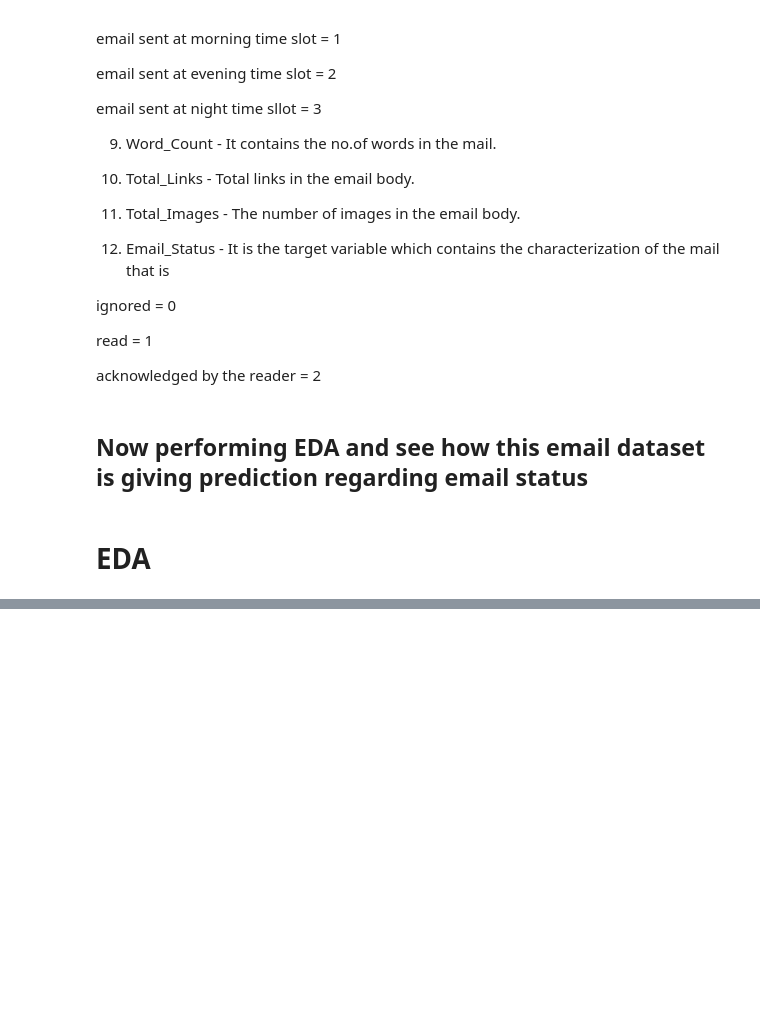
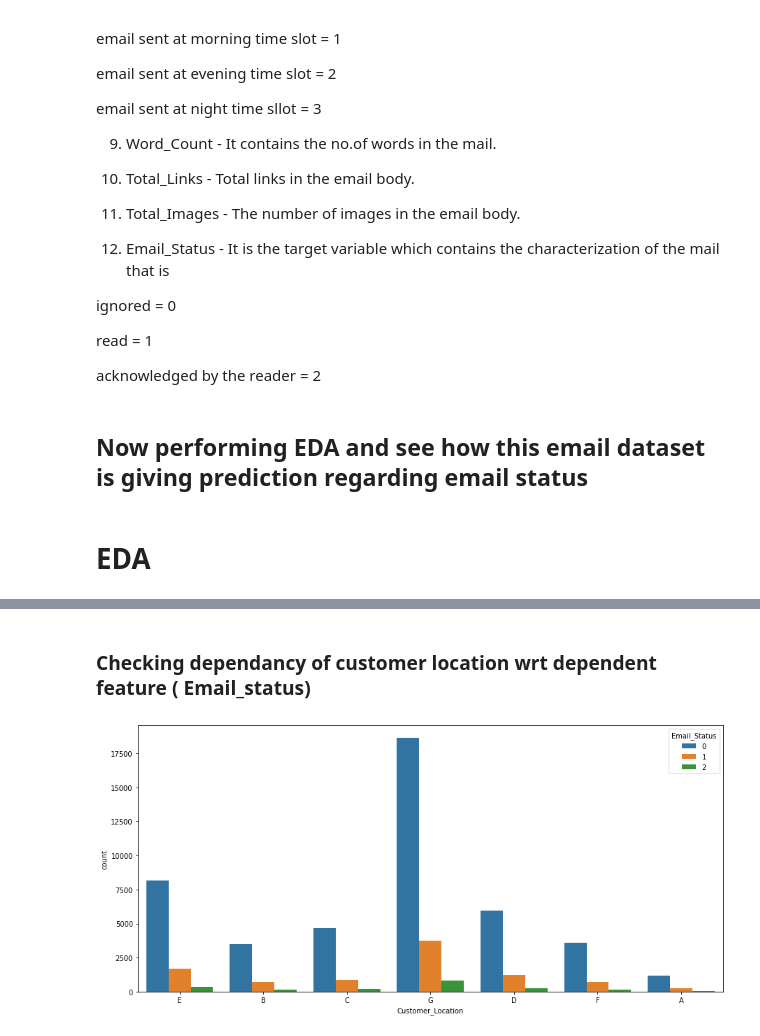
Before and after one commit to Suraj-7077/Supervised-ML-Classification-Email-campaign-prediction, a Jupyter notebook: Supervised_ML_Classification_Capstone_project_III_.ipynb, the cells around one changed output, grey strips where cells are left out. Cells and saved outputs as stored; diff of their text form; code cells hidden in the pictures; blank space fills up the shorter version.

```diff
--- a/Supervised_ML_Classification_Capstone_project_III_.ipynb
+++ b/Supervised_ML_Classification_Capstone_project_III_.ipynb
@@ -76,0 +276,7 @@ import seaborn as sns
+# %% [markdown]
+### Checking dependancy of customer location wrt dependent feature ( Email_status)
+# %%
+plt.figure(figsize=(15,7))
+ax = sns.countplot(email_df['Customer_Location'], hue=email_df['Email_Status'])
+# %% [output]
+[figure, added]
```
Also changed, not shown: parts of 31 cells of this notebook.
